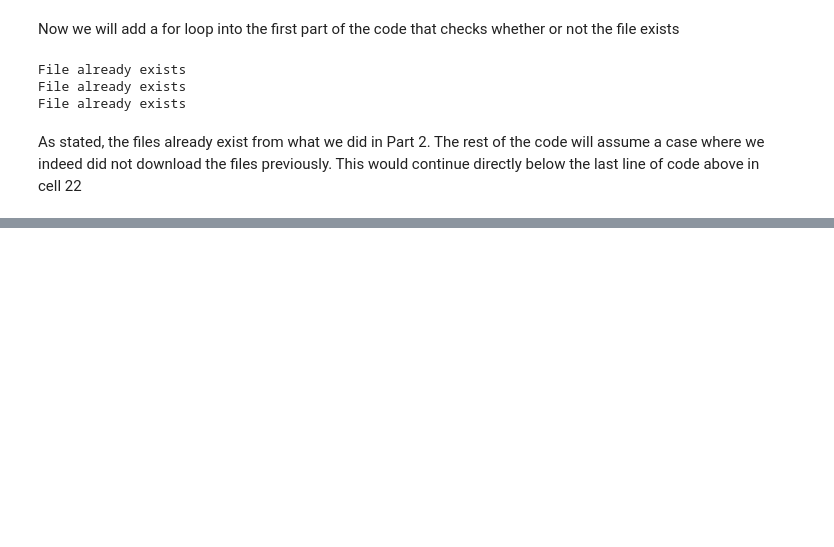
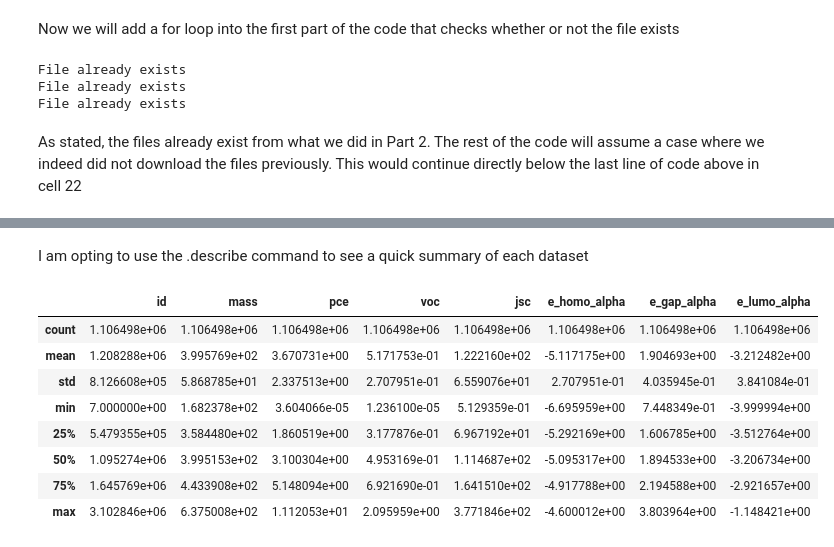
Before and after one commit to jrodguez/large_data_exploration, a Jupyter notebook: SEDS-HW2.ipynb, the cells around one changed output, grey strips where cells are left out. Drawn from its saved outputs; the diff is of its cells as text; code cells hidden in the pictures; blank space fills up the shorter version.

```diff
--- a/SEDS-HW2.ipynb
+++ b/SEDS-HW2.ipynb
@@ -171,0 +193,14 @@ HCEDB_sets.head()
+# %% [markdown]
+I am opting to use the .describe command to see a quick summary of each dataset
+# %%
+df1.describe()
+# %% [output]
+|  | id | mass | pce | voc | jsc | e_homo_alpha | e_gap_alpha | e_lumo_alpha |
+| count | 1.106498e+06 | 1.106498e+06 | 1.106498e+06 | 1.106498e+06 | 1.106498e+06 | 1.106498e+06 | 1.106498e+06 | 1.106498e+06 |
+| mean | 1.208288e+06 | 3.995769e+02 | 3.670731e+00 | 5.171753e-01 | 1.222160e+02 | -5.117175e+00 | 1.904693e+00 | -3.212482e+00 |
+| std | 8.126608e+05 | 5.868785e+01 | 2.337513e+00 | 2.707951e-01 | 6.559076e+01 | 2.707951e-01 | 4.035945e-01 | 3.841084e-01 |
+| min | 7.000000e+00 | 1.682378e+02 | 3.604066e-05 | 1.236100e-05 | 5.129359e-01 | -6.695959e+00 | 7.448349e-01 | -3.999994e+00 |
+| 25% | 5.479355e+05 | 3.584480e+02 | 1.860519e+00 | 3.177876e-01 | 6.967192e+01 | -5.292169e+00 | 1.606785e+00 | -3.512764e+00 |
+| 50% | 1.095274e+06 | 3.995153e+02 | 3.100304e+00 | 4.953169e-01 | 1.114687e+02 | -5.095317e+00 | 1.894533e+00 | -3.206734e+00 |
+| 75% | 1.645769e+06 | 4.433908e+02 | 5.148094e+00 | 6.921690e-01 | 1.641510e+02 | -4.917788e+00 | 2.194588e+00 | -2.921657e+00 |
+| max | 3.102846e+06 | 6.375008e+02 | 1.112053e+01 | 2.095959e+00 | 3.771846e+02 | -4.600012e+00 | 3.803964e+00 | -1.148421e+00 |
```
Also changed, not shown: parts of 17 cells of this notebook.
